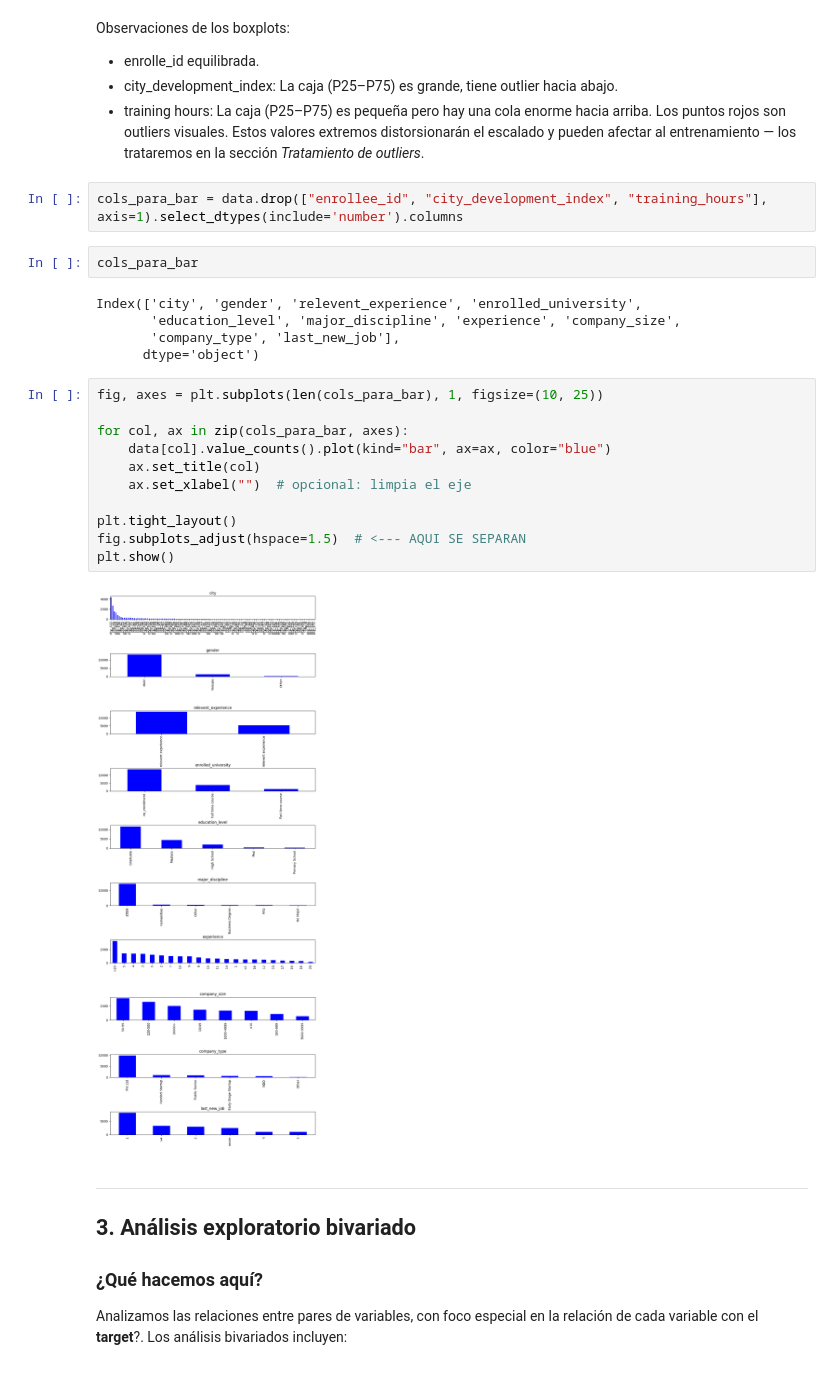
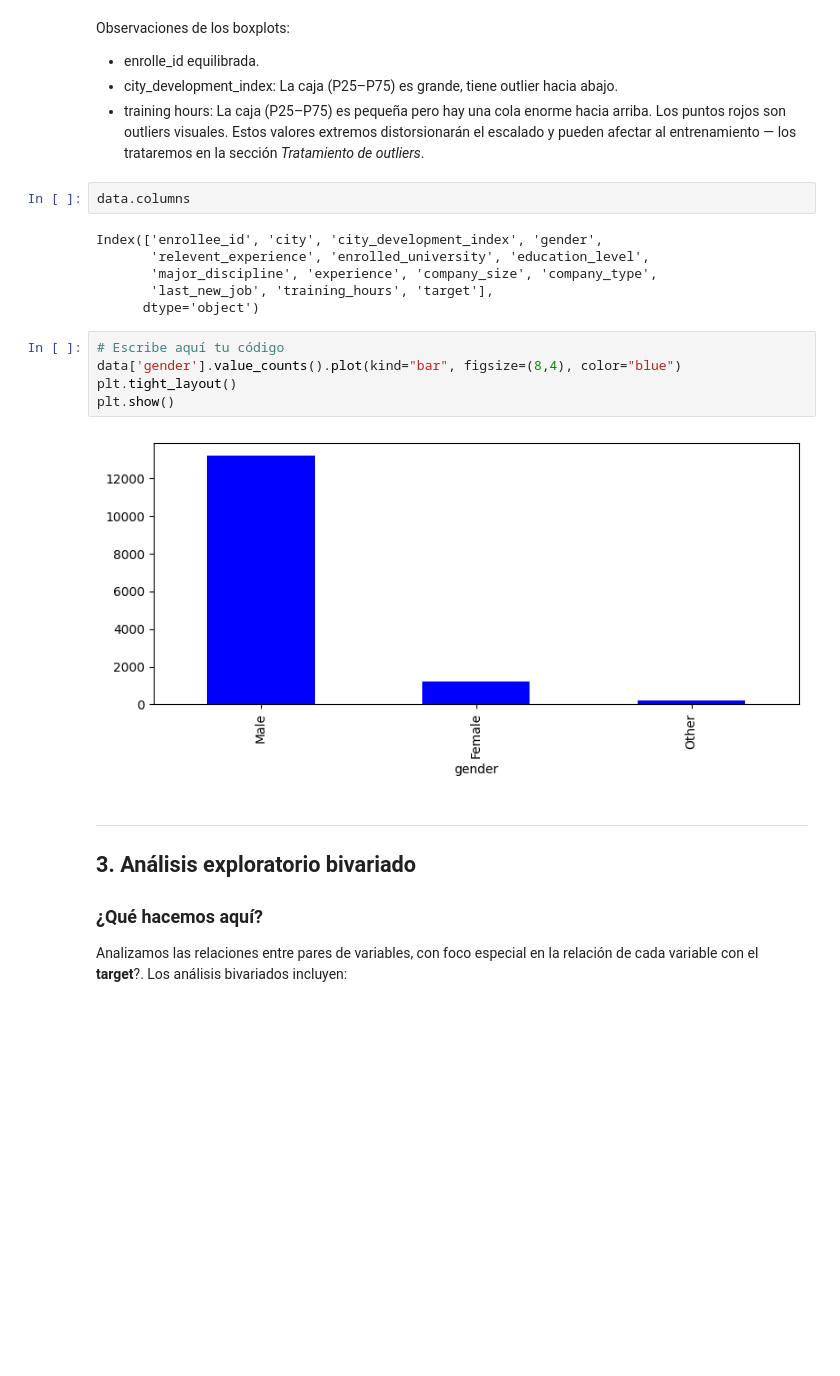
Before and after one commit to alejobgr99/lab-data-science-uniovi, a Jupyter notebook: actividad_final_micro.ipynb, the cells around one changed output. Saved outputs shown, nothing was run; the diff lists cells and outputs as text; blank space fills up the shorter version.

```diff
--- a/actividad_final_micro.ipynb
+++ b/actividad_final_micro.ipynb
@@ -154,28 +131,21 @@ Observaciones de los boxplots:
 - enrolle_id equilibrada.
 - city_development_index:  La caja (P25–P75) es grande, tiene outlier hacia abajo.
 - training hours: La caja (P25–P75) es pequeña pero hay una cola enorme hacia arriba. Los puntos rojos son outliers visuales. Estos valores extremos distorsionarán el escalado y pueden afectar al entrenamiento — los trataremos en la sección *Tratamiento de outliers*.
-# %%
-cols_para_bar = data.drop(["enrollee_id", "city_development_index", "training_hours"], axis=1).select_dtypes(include='number').columns
 # %%
-cols_para_bar
+data.columns
 # %% [output]
-Index(['city', 'gender', 'relevent_experience', 'enrolled_university',
-       'education_level', 'major_discipline', 'experience', 'company_size',
-       'company_type', 'last_new_job'],
+Index(['enrollee_id', 'city', 'city_development_index', 'gender',
+       'relevent_experience', 'enrolled_university', 'education_level',
+       'major_discipline', 'experience', 'company_size', 'company_type',
+       'last_new_job', 'training_hours', 'target'],
       dtype='object')
 # %%
-fig, axes = plt.subplots(len(cols_para_bar), 1, figsize=(10, 25))
-
-for col, ax in zip(cols_para_bar, axes):
-    data[col].value_counts().plot(kind="bar", ax=ax, color="blue")
-    ax.set_title(col)
-    ax.set_xlabel("")  # opcional: limpia el eje
-
+# Escribe aquí tu código
+data['gender'].value_counts().plot(kind="bar", figsize=(8,4), color="blue")
 plt.tight_layout()
-fig.subplots_adjust(hspace=1.5)  # <--- AQUI SE SEPARAN
 plt.show()
 # %% [output]
-[figure, old version]
+[figure, new version]
 # %% [markdown]
 ---
 ## 3. Análisis exploratorio bivariado
```
Also changed, not shown: parts of 31 cells of this notebook.
